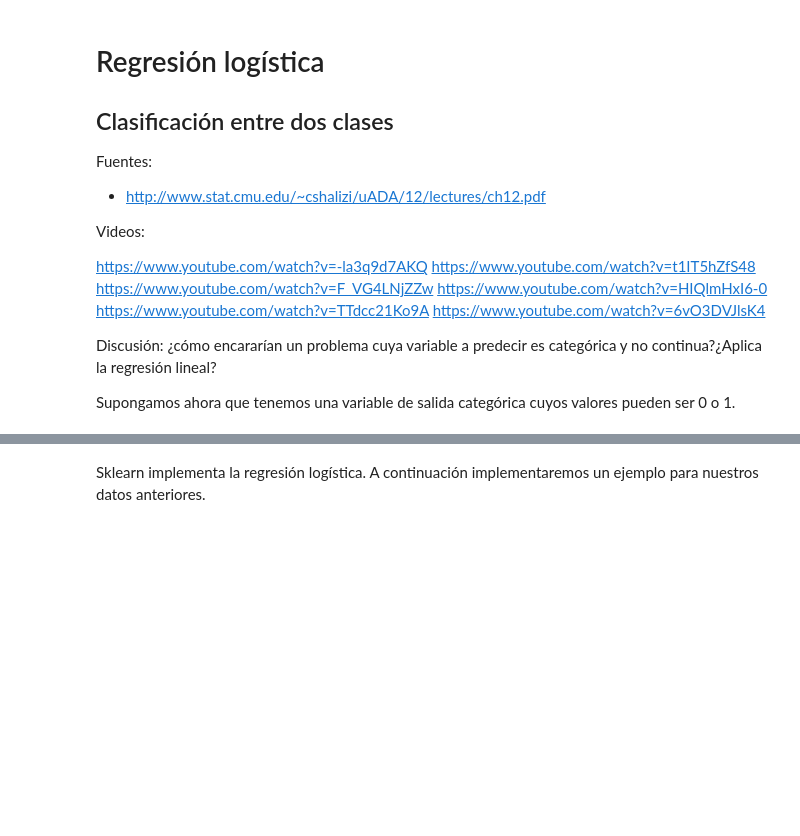
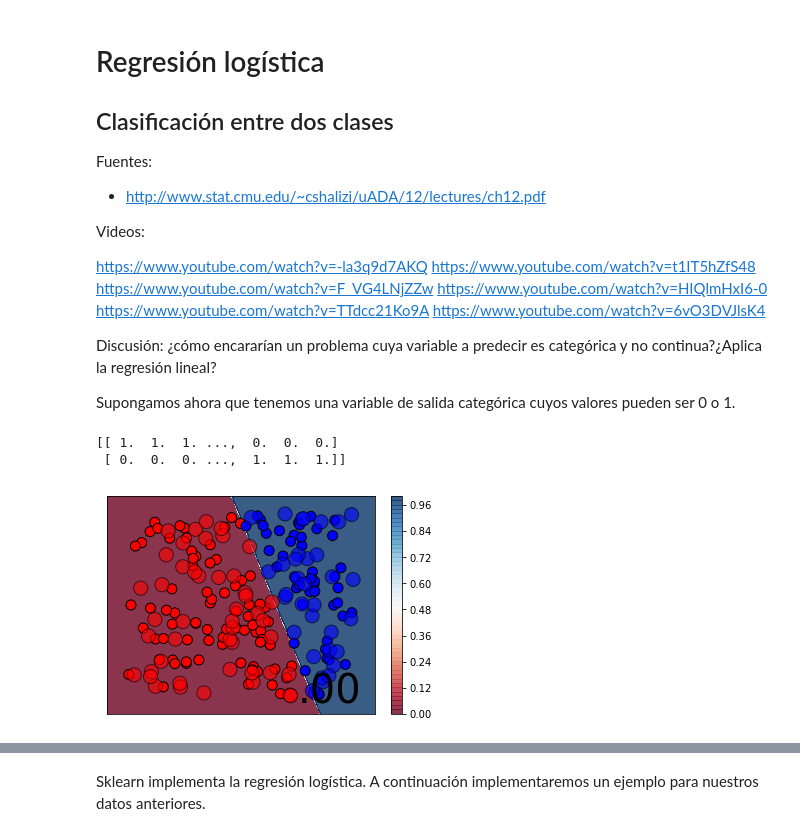
Before and after one commit to rn-itba-2018/3-Regresion-lineal---regresion-logistica---sgd, a Jupyter notebook: Logistic Regression.ipynb, the cells around one changed output, grey strips where cells are left out. Saved outputs shown, nothing was run; the diff lists cells and outputs as text; code cells hidden in the pictures; blank space fills up the shorter version.

```diff
--- a/Logistic Regression.ipynb
+++ b/Logistic Regression.ipynb
@@ -22,25 +22,29 @@ Supongamos ahora que tenemos una variable de salida categórica cuyos valores pu
 # %%
 from helper import plot_boundaries
 import numpy as np
 import matplotlib.pyplot as plt
 x1=3
 x2=1
 x0=-2
-noise=1
+noise=0.1
 def boundary(x):
     out=np.sign([-(x[:,0]*x1+x[:,1]*x2+x0),(x[:,0]*x1+x[:,1]*x2+x0)])/2+0.5
     print(out)
     return np.array(out).transpose()
 
 x_train=np.random.uniform(low=-2.5, high=2.5, size=[120,2])
 x_test=np.random.uniform(low=-2.5, high=2.5, size=[80,2])
 y_train=[np.sign(i[0]*x1+i[1]*x2+x0) for i in x_train]
 y_test=[np.sign(i[0]*x1+i[1]*x2+x0) for i in x_test]
 x_train=x_train+noise*np.random.normal(0,1,x_train.shape)
 x_test=x_test+noise*np.random.normal(0,1,x_test.shape)
 
 plot_boundaries(x_train,x_test,y_train,y_test,0,boundary)
 plt.show()
+# %% [output]
+[[ 1.  1.  1. ...,  0.  0.  0.]
+ [ 0.  0.  0. ...,  1.  1.  1.]]
+[figure, added]
 # %% [markdown]
 Un criterio para modelizar el dataset anterior es plantear que deacuerdo a la posición de un patrón en particular en el plano, ese patrón tiene una probabildad P de pertenecer a la clase 1 y 1-P de pertenecer a la clase 2.
 
```
Also changed, not shown: parts of 2 cells of this notebook.
